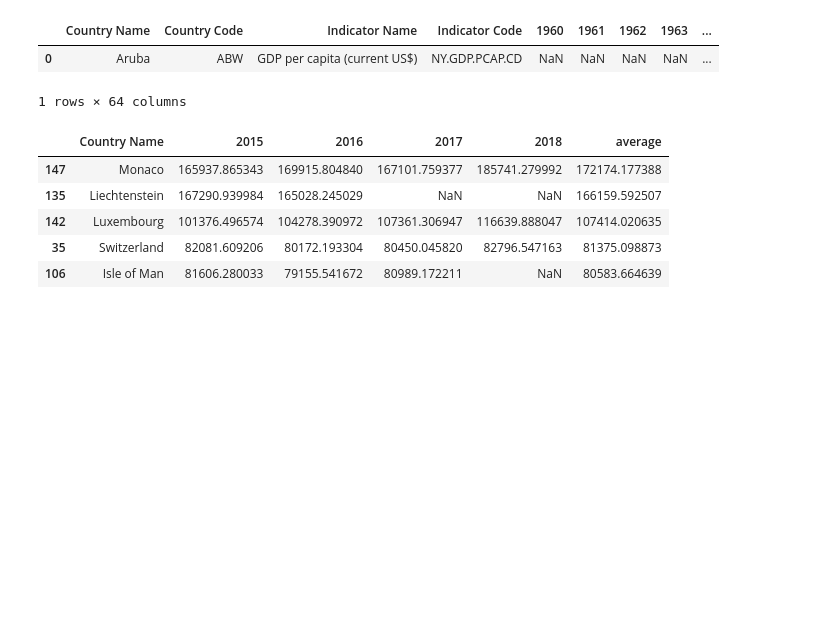
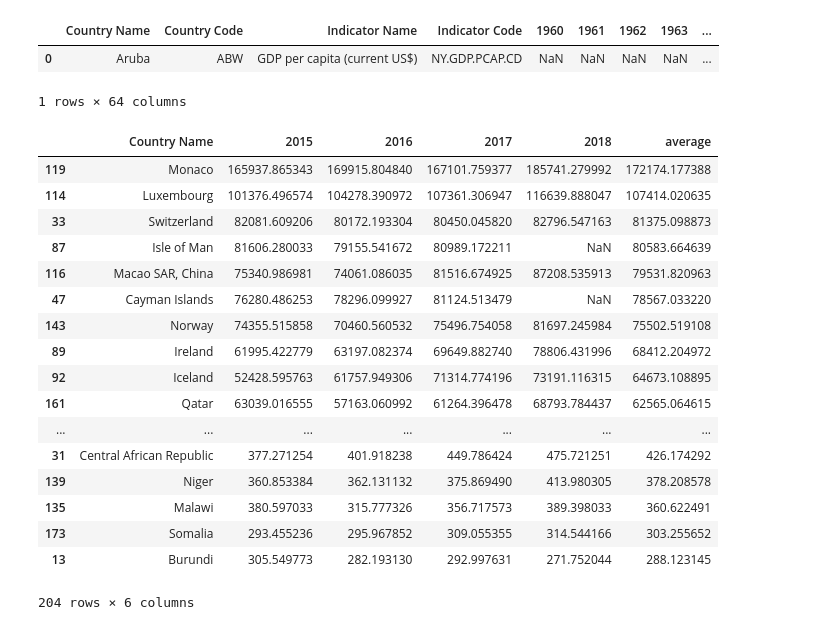
Before and after one commit to vbarisic/world_happiness, a Jupyter notebook: GDP_percapita.ipynb, the cells around one changed output. Cells and saved outputs as stored; diff of their text form; code cells hidden in the pictures; blank space fills up the shorter version.

```diff
--- a/GDP_percapita.ipynb
+++ b/GDP_percapita.ipynb
@@ -18,13 +19,23 @@ gdp = gdp[['Country Name', '2015', '2016', '2017', '2018']]
 gdp = gdp.dropna(thresh=3)
 # %%
 gdp['average'] = gdp.iloc[:, 1:].astype(float).mean(axis=1)
+gdp.sort_values('average', ascending=False)
+# %% [output]
+|  | Country Name | 2015 | 2016 | 2017 | 2018 | average |
+| 119 | Monaco | 165937.865343 | 169915.804840 | 167101.759377 | 185741.279992 | 172174.177388 |
+| 114 | Luxembourg | 101376.496574 | 104278.390972 | 107361.306947 | 116639.888047 | 107414.020635 |
+| 33 | Switzerland | 82081.609206 | 80172.193304 | 80450.045820 | 82796.547163 | 81375.098873 |
+| 87 | Isle of Man | 81606.280033 | 79155.541672 | 80989.172211 | NaN | 80583.664639 |
+| 116 | Macao SAR, China | 75340.986981 | 74061.086035 | 81516.674925 | 87208.535913 | 79531.820963 |
+| 47 | Cayman Islands | 76280.486253 | 78296.099927 | 81124.513479 | NaN | 78567.033220 |
+| 143 | Norway | 74355.515858 | 70460.560532 | 75496.754058 | 81697.245984 | 75502.519108 |
+| 89 | Ireland | 61995.422779 | 63197.082374 | 69649.882740 | 78806.431996 | 68412.204972 |
+| 92 | Iceland | 52428.595763 | 61757.949306 | 71314.774196 | 73191.116315 | 64673.108895 |
+| 161 | Qatar | 63039.016555 | 57163.060992 | 61264.396478 | 68793.784437 | 62565.064615 |
+| ... | ... | ... | ... | ... | ... | ... |
+| 31 | Central African Republic | 377.271254 | 401.918238 | 449.786424 | 475.721251 | 426.174292 |
+| 139 | Niger | 360.853384 | 362.131132 | 375.869490 | 413.980305 | 378.208578 |
+| 135 | Malawi | 380.597033 | 315.777326 | 356.717573 | 389.398033 | 360.622491 |
+| 173 | Somalia | 293.455236 | 295.967852 | 309.055355 | 314.544166 | 303.255652 |
+| 13 | Burundi | 305.549773 | 282.193130 | 292.997631 | 271.752044 | 288.123145 |
+204 rows × 6 columns
-# %%
-gdp = gdp.sort_values('average', ascending=False)
-gdp.head()
-# %% [output]
-|  | Country Name | 2015 | 2016 | 2017 | 2018 | average |
-| 147 | Monaco | 165937.865343 | 169915.804840 | 167101.759377 | 185741.279992 | 172174.177388 |
-| 135 | Liechtenstein | 167290.939984 | 165028.245029 | NaN | NaN | 166159.592507 |
-| 142 | Luxembourg | 101376.496574 | 104278.390972 | 107361.306947 | 116639.888047 | 107414.020635 |
-| 35 | Switzerland | 82081.609206 | 80172.193304 | 80450.045820 | 82796.547163 | 81375.098873 |
-| 106 | Isle of Man | 81606.280033 | 79155.541672 | 80989.172211 | NaN | 80583.664639 |
```
Also changed, not shown: parts of 25 cells of this notebook, 10 other files.
